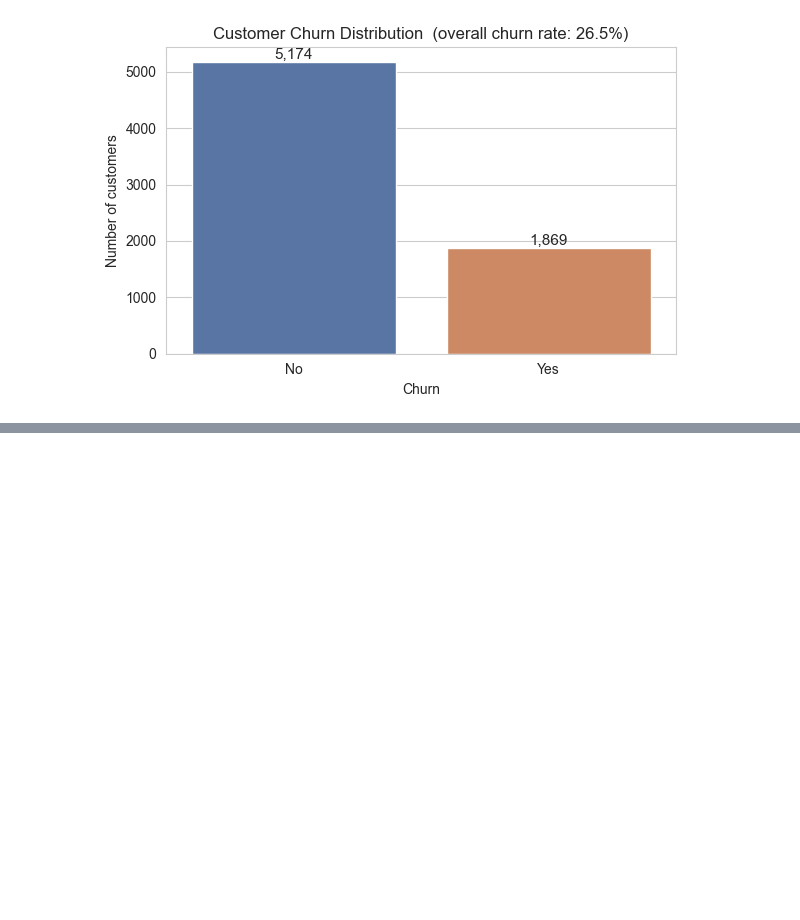
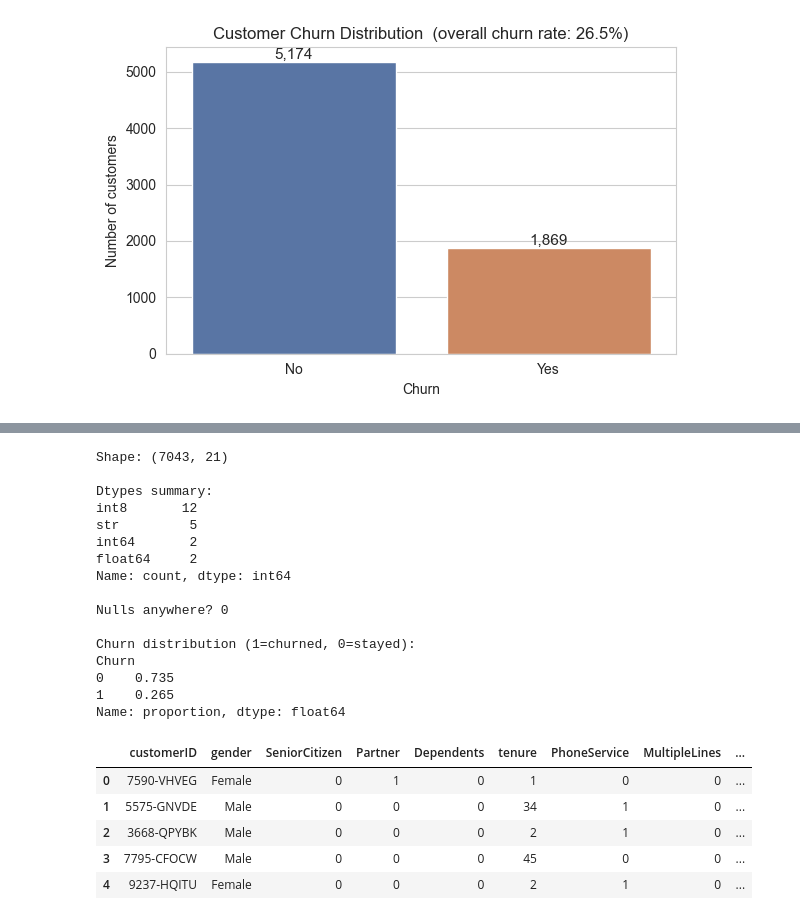
Before and after one commit to jahanvik01/Telco-Customer-Churn, a Jupyter notebook: notebooks/churn_analysis.ipynb, the cells around one changed output, grey strips where cells are left out. Cells and saved outputs as stored; diff of their text form; code cells hidden in the pictures; blank space fills up the shorter version.

```diff
--- a/notebooks/churn_analysis.ipynb
+++ b/notebooks/churn_analysis.ipynb
@@ -268,0 +245,8 @@ plt.show()
+# %%
+# ---------------------------------------------------------------
+# Step 1: Work on a copy. NEVER mutate raw data.
+# ---------------------------------------------------------------
+# .copy() is critical — without it, df_clean would be a *view* of df,
+# meaning changes to one would silently change the other. Classic pandas footgun.
+df_clean = df.copy()
+print(f'df_clean shape: {df_clean.shape}')
@@ -268,0 +301,10 @@ plt.show()
+# %%
+# Replace the redundant strings everywhere they appear.
+df_clean = df_clean.replace({
+    'No internet service': 'No',
+    'No phone service':    'No',
+})
+
+# Verify.
+print('OnlineSecurity values:', df_clean['OnlineSecurity'].unique())
+print('MultipleLines values: ', df_clean['MultipleLines'].unique())
@@ -268,0 +326,15 @@ plt.show()
+# %%
+# Columns whose values are only Yes/No after the previous step.
+binary_cols = [
+    'Partner', 'Dependents', 'PhoneService', 'MultipleLines',
+    'OnlineSecurity', 'OnlineBackup', 'DeviceProtection', 'TechSupport',
+    'StreamingTV', 'StreamingMovies', 'PaperlessBilling',
+]
+
+for col in binary_cols:
+    df_clean[col] = df_clean[col].map({'Yes': 1, 'No': 0}).astype('int8')
+
+# Map the target too — Yes (churned) = 1.
+df_clean['Churn'] = df_clean['Churn'].map({'Yes': 1, 'No': 0}).astype('int8')
+
+df_clean[binary_cols + ['Churn']].dtypes
@@ -268,0 +355,32 @@ plt.show()
+# %%
+# Final sanity check on the cleaned dataframe.
+print('Shape:', df_clean.shape)
+print('\nDtypes summary:')
+print(df_clean.dtypes.value_counts())
+print('\nNulls anywhere?', df_clean.isnull().sum().sum())
+print('\nChurn distribution (1=churned, 0=stayed):')
+print(df_clean['Churn'].value_counts(normalize=True).round(3))
+df_clean.head()
+# %% [output]
+Shape: (7043, 21)
+
+Dtypes summary:
+int8       12
+str         5
+int64       2
+float64     2
+Name: count, dtype: int64
+
+Nulls anywhere? 0
+
+Churn distribution (1=churned, 0=stayed):
+Churn
+0    0.735
+1    0.265
+Name: proportion, dtype: float64
+|  | customerID | gender | SeniorCitizen | Partner | Dependents | tenure | PhoneService | MultipleLines | ... |
+| 0 | 7590-VHVEG | Female | 0 | 1 | 0 | 1 | 0 | 0 | ... |
+| 1 | 5575-GNVDE | Male | 0 | 0 | 0 | 34 | 1 | 0 | ... |
+| 2 | 3668-QPYBK | Male | 0 | 0 | 0 | 2 | 1 | 0 | ... |
+| 3 | 7795-CFOCW | Male | 0 | 0 | 0 | 45 | 0 | 0 | ... |
+| 4 | 9237-HQITU | Female | 0 | 0 | 0 | 2 | 1 | 0 | ... |
```
Also changed, not shown: parts of 26 cells of this notebook.
